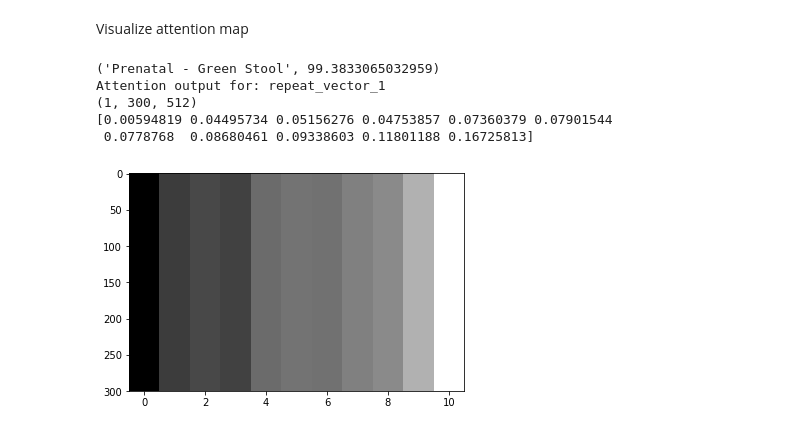
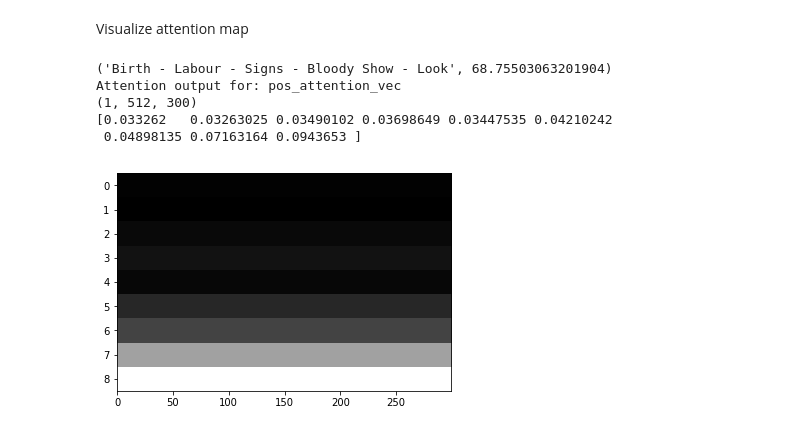
Before and after one commit to luungoc2005/nlp-test, a Jupyter notebook: intents_predict.ipynb, the cells around one changed output. Cells and saved outputs as stored; diff of their text form; code cells hidden in the pictures.

```diff
--- a/intents_predict.ipynb
+++ b/intents_predict.ipynb
@@ -75,7 +75,7 @@ import matplotlib.pyplot as plt
 def get_attention_layers(model):
     attention_layers = []
     for layer in model.layers:
-        if 'repeat_vector_1' in layer.name and '_dim_reduction' not in layer.name:
+        if 'pos_attention_vec' in layer.name and '_dim_reduction' not in layer.name:
             attention_layers.append(layer)
     return attention_layers
 
@@ -97,21 +97,21 @@ def get_attention_output(text, model):
         yield layer.name, inputs, attentions
 
 def visualize_attention(activations, inputs):
-    output_length = activations.shape[2] - len(inputs)
-    plt.imshow(activations[0, :, output_length:], interpolation='None', cmap='gray', aspect='auto')
-    print(activations[0, 0, output_length:])
+    output_length = activations.shape[1] - len(inputs)
+    plt.imshow(activations[0, output_length:], interpolation='None', cmap='gray', aspect='auto')
+    print(activations[0, output_length:, 0])
     plt.show()
 # %%
-test_text = 'I don\'t know why my poop is green and I\'m worried'
+test_text = 'My baby has a fever what do I do?'
 print(next(interpret_netout(run_predict(test_text))))
 for layer_name, inputs, attentions in get_attention_output(test_text, model):
     print('Attention output for: %s' % layer_name)
     print(attentions.shape)
     visualize_attention(attentions, inputs)
 # %% [output]
-('Prenatal - Green Stool', 99.3833065032959)
-Attention output for: repeat_vector_1
-(1, 300, 512)
-[0.00594819 0.04495734 0.05156276 0.04753857 0.07360379 0.07901544
- 0.0778768  0.08680461 0.09338603 0.11801188 0.16725813]
+('Birth - Labour - Signs - Bloody Show - Look', 68.75503063201904)
+Attention output for: pos_attention_vec
+(1, 512, 300)
+[0.033262   0.03263025 0.03490102 0.03698649 0.03447535 0.04210242
+ 0.04898135 0.07163164 0.0943653 ]
-[figure, old version]
+[figure, new version]
```
Also changed, not shown: parts of 2 cells of this notebook, 2 other files.
